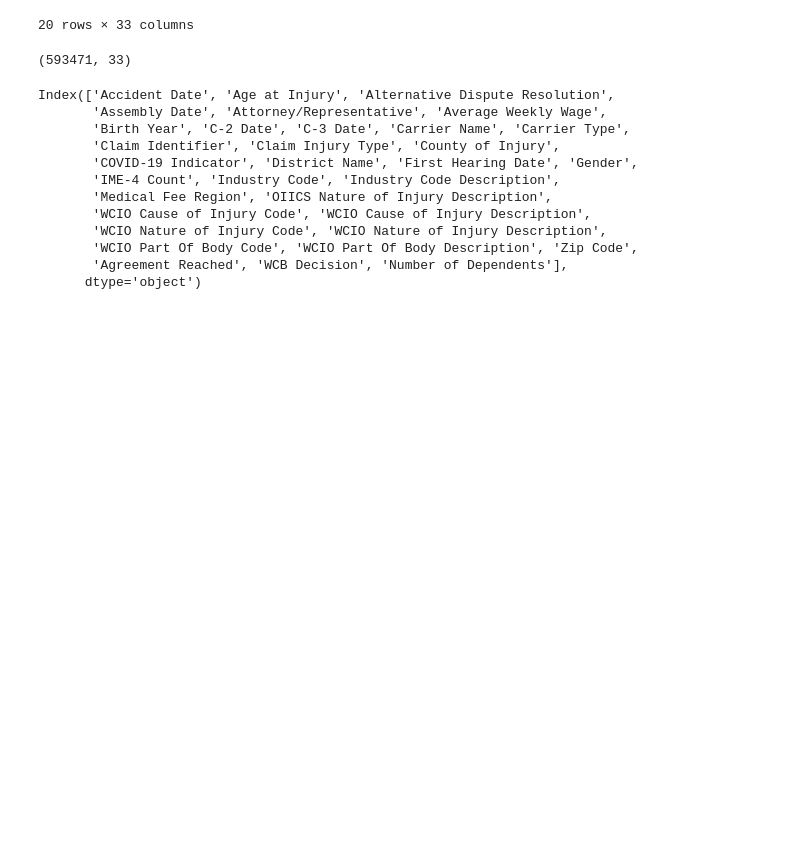
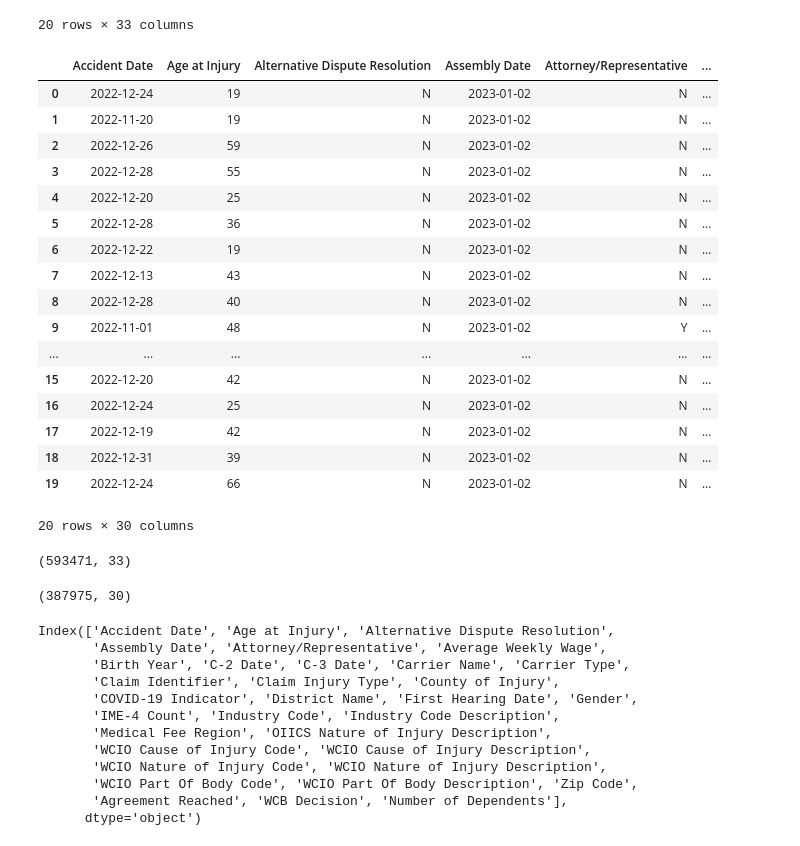
Before and after one commit to RLopes2327/Group17_ML2425, a Jupyter notebook: Project part1 - Diogo - 20240584.ipynb, the cells around one changed output. Saved outputs shown, nothing was run; the diff lists cells and outputs as text; code cells hidden in the pictures; blank space fills up the shorter version.

```diff
--- a/Project part1 - Diogo - 20240584.ipynb
+++ b/Project part1 - Diogo - 20240584.ipynb
@@ -75,8 +81,33 @@ train.head(20)
 | 18 | 2019-12-18 | 55.0 | N | 2020-01-01 | Y | ... |
 | 19 | 2019-12-29 | 55.0 | N | 2020-01-01 | N | ... |
 20 rows × 33 columns
+# %%
+test.head(20)
+# %% [output]
+|  | Accident Date | Age at Injury | Alternative Dispute Resolution | Assembly Date | Attorney/Representative | ... |
+| 0 | 2022-12-24 | 19 | N | 2023-01-02 | N | ... |
+| 1 | 2022-11-20 | 19 | N | 2023-01-02 | N | ... |
+| 2 | 2022-12-26 | 59 | N | 2023-01-02 | N | ... |
+| 3 | 2022-12-28 | 55 | N | 2023-01-02 | N | ... |
+| 4 | 2022-12-20 | 25 | N | 2023-01-02 | N | ... |
+| 5 | 2022-12-28 | 36 | N | 2023-01-02 | N | ... |
+| 6 | 2022-12-22 | 19 | N | 2023-01-02 | N | ... |
+| 7 | 2022-12-13 | 43 | N | 2023-01-02 | N | ... |
+| 8 | 2022-12-28 | 40 | N | 2023-01-02 | N | ... |
+| 9 | 2022-11-01 | 48 | N | 2023-01-02 | Y | ... |
+| ... | ... | ... | ... | ... | ... | ... |
+| 15 | 2022-12-20 | 42 | N | 2023-01-02 | N | ... |
+| 16 | 2022-12-24 | 25 | N | 2023-01-02 | N | ... |
+| 17 | 2022-12-19 | 42 | N | 2023-01-02 | N | ... |
+| 18 | 2022-12-31 | 39 | N | 2023-01-02 | N | ... |
+| 19 | 2022-12-24 | 66 | N | 2023-01-02 | N | ... |
+20 rows × 30 columns
 # %%
 train.shape
 # %% [output]
 (593471, 33)
+# %%
+test.shape
+# %% [output]
+(387975, 30)
 # %%
```
Also changed, not shown: parts of 12 cells of this notebook.
